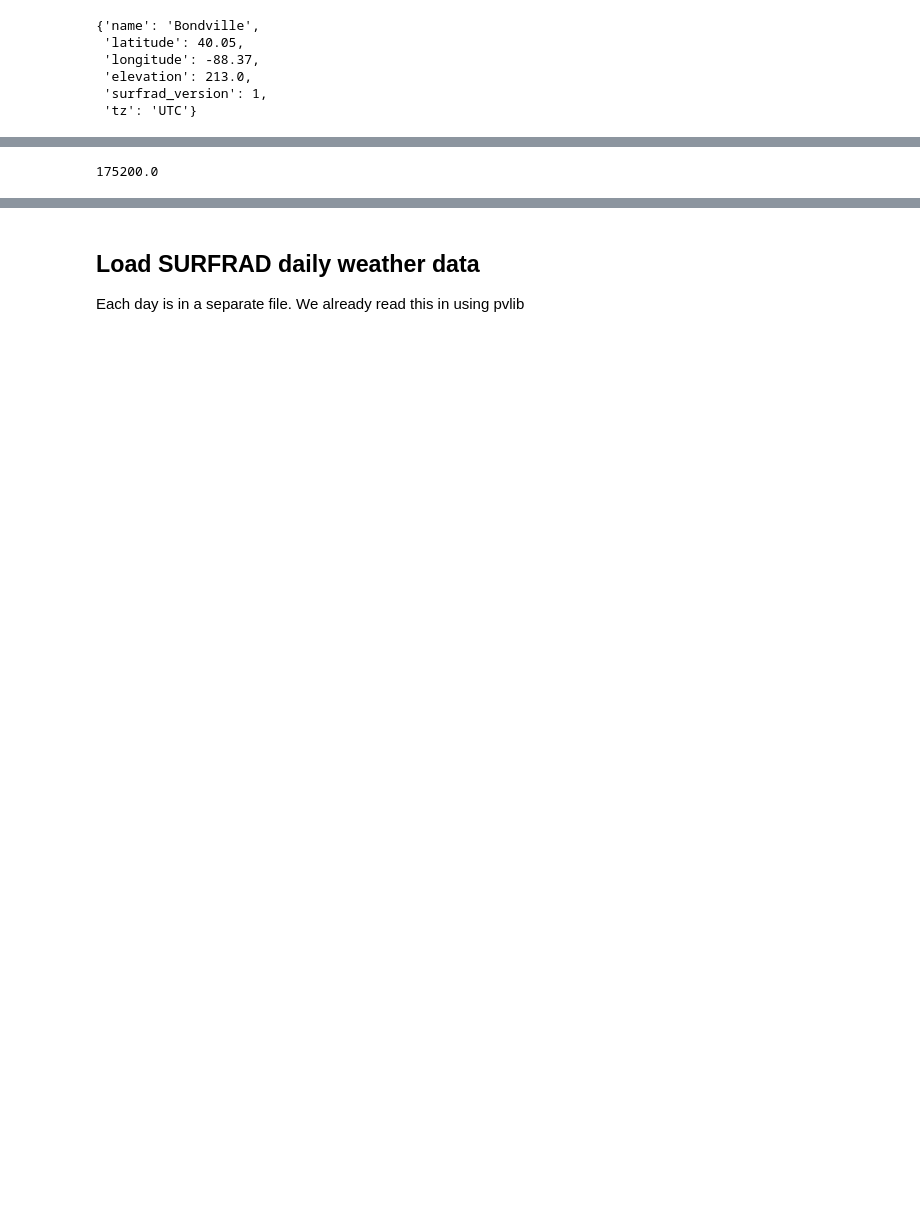
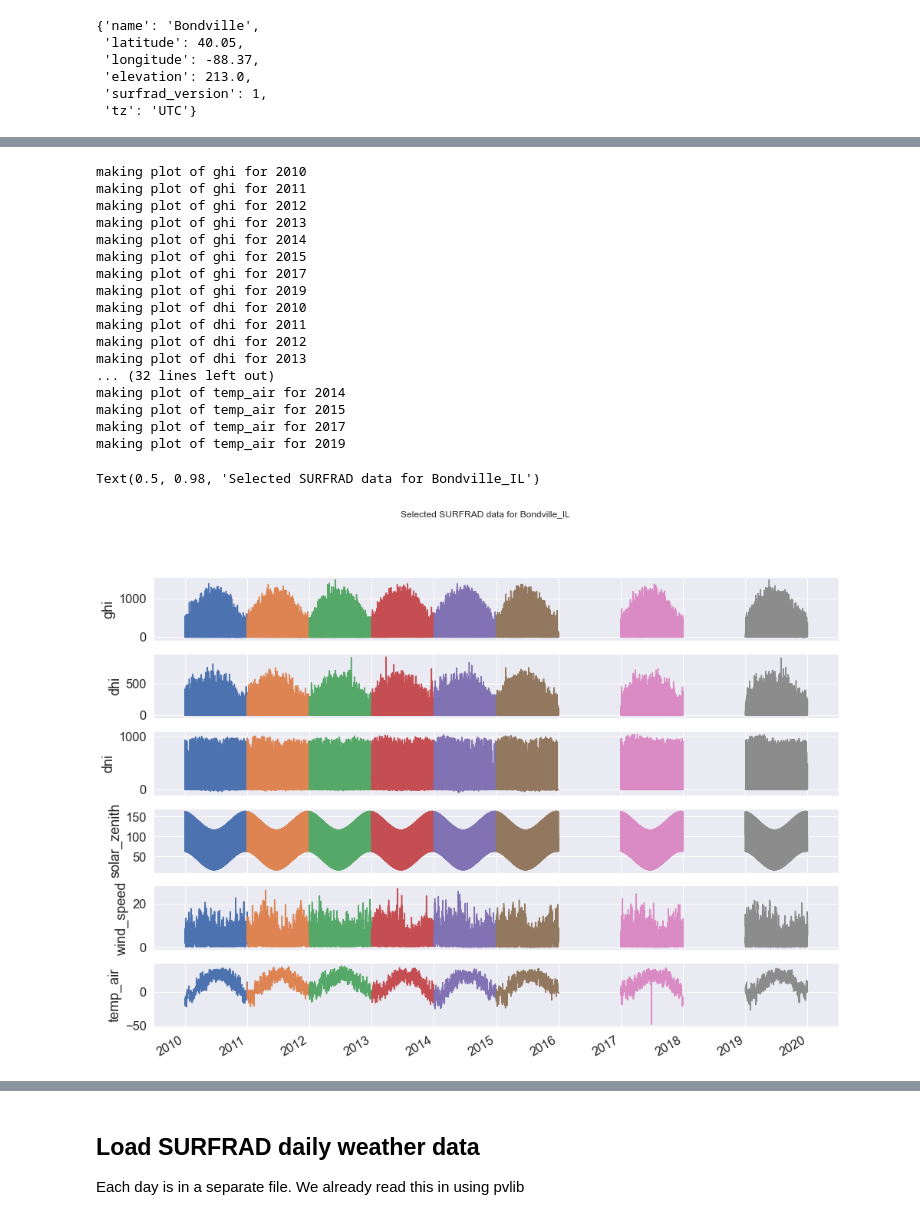
Before and after one commit to mikofski/pvsc49-satellite-sampling, a Jupyter notebook: analysis/instantaneous_weather-SURFRAD.ipynb, the cells around one changed output, grey strips where cells are left out. Saved outputs shown, nothing was run; the diff lists cells and outputs as text; code cells hidden in the pictures; blank space fills up the shorter version.

```diff
--- a/analysis/instantaneous_weather-SURFRAD.ipynb
+++ b/analysis/instantaneous_weather-SURFRAD.ipynb
@@ -25,5 +27,18 @@ MAX_GHI_RATIO = 1.5
 # %%
 def read_surfrad_year(surfrad_year_path):
+    """
+    Parameters
+    -----------
+    surfrad_year_path : pathlib.Path
+        path to folder containing a single year of daily SURFRAD data files
+    Returns
+    -------
+    df : pandas.DataFrame
+        All of the daily weather data from folder of single year concatentated
+        along time axis
+    header : dict
+        info about the location, timezone, and station name
+    """
     data = [pvlib.iotools.read_surfrad(f) for f in surfrad_year_path.iterdir()]
     dfs, heads = zip(*data)
     df = pd.concat(dfs)
@@ -45,8 +65,8 @@ print(f'Is there really a \33[1m\33[91m"{weather_path}"\33[0m\33[0m directory?'
 # %% [output]
 Is there really a "..\..\SURFRAD\Bondville_IL" directory? True ✓
 # %%
-# get a glob of years
-weather_years = weather_path.iterdir()
-years = [p.parts[-1] for p in weather_years]
-years
+# display what years are in the SURFRAD station folder
+weather_year_paths = weather_path.iterdir()
+years = [p.parts[-1] for p in weather_year_paths]
+', '.join(years)
 # %% [output]
@@ -70,17 +89,22 @@ years
 # %%
 # how many years are missing data?
+REQD_COLS = ['ghi', 'dhi', 'dni', 'solar_zenith', 'wind_speed', 'temp_air']
 weather_years = dict.fromkeys(years)
+weather_stats = pd.DataFrame(index=years, columns=['Number of Records', 'Expected', 'Timestep', 'Completeness'])
 for weather_year in weather_path.iterdir():
     weather_df, weather_header = read_surfrad_year(weather_year)
     year = weather_year.parts[-1]
     dt = np.diff(weather_df.index).min().seconds/60
-    weather_years[year] = weather_df[['ghi', 'dhi', 'dni', 'solar_zenith', 'wind_speed', 'temp_air']].dropna()
+    weather_years[year] = weather_df[REQD_COLS].dropna()
     num_recs = weather_years[year].shape[0]
     daze = 365*24*60/dt
     if calendar.isleap(int(year)):
         daze += (24*60/dt)
     frac_recs = num_recs/daze
+    weather_stats.loc[year] = (num_recs, daze, dt, frac_recs)
     print(f'{year} has {num_recs} out of {daze} expected with {dt}-min timestep (year complete = {frac_recs*100:g}%)')
+print(weather_header)
+weather_stats
 # %% [output]
 1995 has 0 out of 175200.0 expected with 3.0-min timestep (year complete = 0%)
 1996 has 56460 out of 175680.0 expected with 3.0-min timestep (year complete = 32.138%)
@@ -113,0 +155,5 @@ weather_header
+# %%
+is_dt_1min = (weather_stats['Timestep'].values.astype(int) == 1)
+is_98pct_complete = (weather_stats['Completeness'].values >= 0.98)
+selected_years = weather_stats[is_dt_1min & is_98pct_complete]
+selected_years
@@ -114,3 +170,28 @@ weather_header
 # %%
+f, ax = plt.subplots(6, 1, sharex=True, figsize=(16, 12))
+for n, k in enumerate(REQD_COLS):
+    for year in selected_years.index:
+        print(f'making plot of {k} for {year}')
+        weather_years[year][k].plot(ax=ax[n])
+    ax[n].set_ylabel(k)
+f.suptitle(f'Selected SURFRAD data for {weather_dir}')
 # %% [output]
-175200.0
+making plot of ghi for 2010
+making plot of ghi for 2011
+making plot of ghi for 2012
+making plot of ghi for 2013
+making plot of ghi for 2014
+making plot of ghi for 2015
+making plot of ghi for 2017
+making plot of ghi for 2019
+making plot of dhi for 2010
+making plot of dhi for 2011
+making plot of dhi for 2012
+making plot of dhi for 2013
+... (32 lines left out)
+making plot of temp_air for 2014
+making plot of temp_air for 2015
+making plot of temp_air for 2017
+making plot of temp_air for 2019
+Text(0.5, 0.98, 'Selected SURFRAD data for Bondville_IL')
+[figure, added]
```
Also changed, not shown: parts of 57 cells of this notebook.
